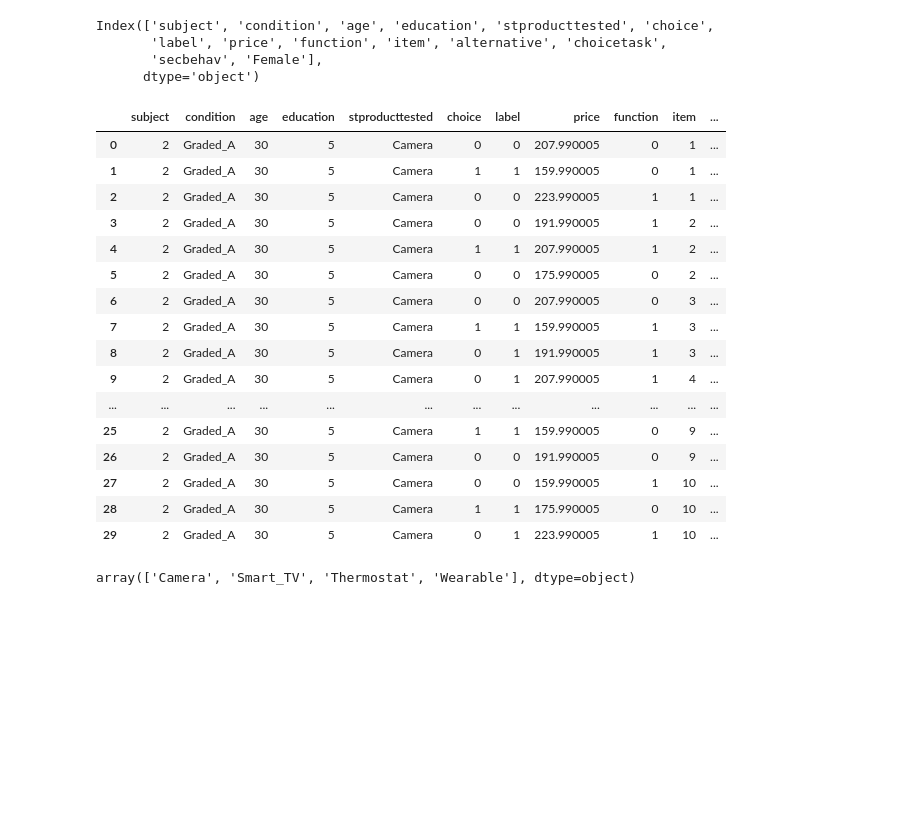
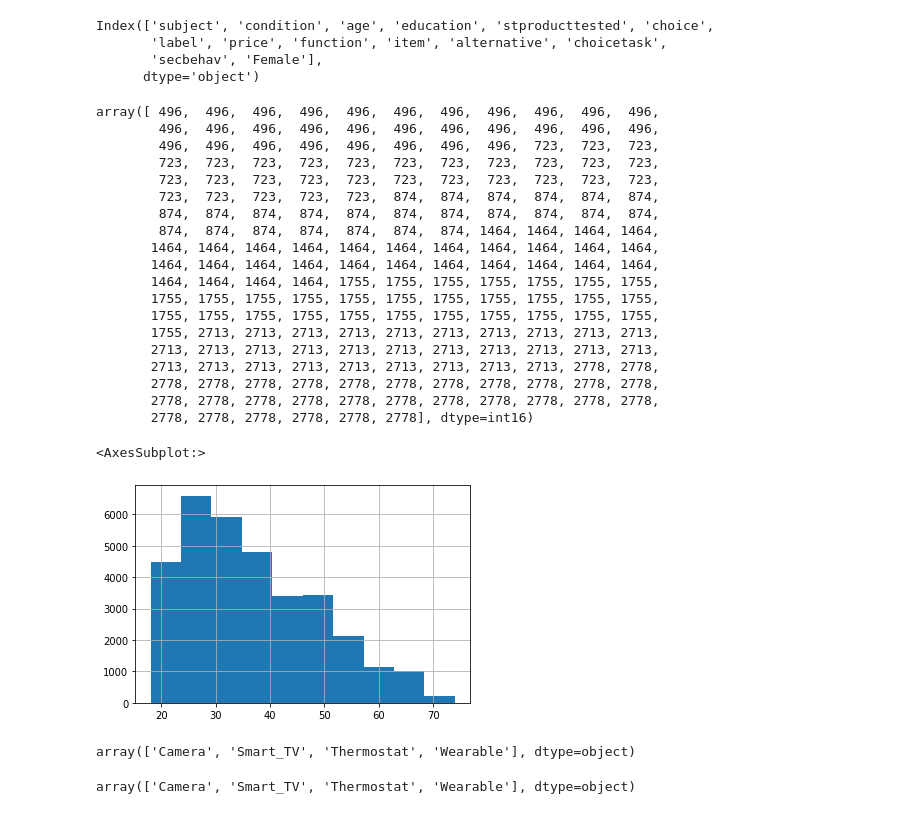
Before and after one commit to benavoli/prefGP, a Jupyter notebook: notebooks/IoT_DCE_Thermostats.ipynb, the cells around one changed output. Cells and saved outputs as stored; diff of their text form; code cells hidden in the pictures; blank space fills up the shorter version.

```diff
--- a/notebooks/IoT_DCE_Thermostats.ipynb
+++ b/notebooks/IoT_DCE_Thermostats.ipynb
@@ -34,25 +34,36 @@ Index(['subject', 'condition', 'age', 'education', 'stproducttested', 'choice',
        'secbehav', 'Female'],
       dtype='object')
 # %%
-df[(df.stproducttested=="Camera")&(df.age==30)&(df.education==5)&(df.Female==1)][df.subject==2]
+df[(df.stproducttested=="Smart_TV")&(df.age==25)].subject.values#[df.subject==2]
 # %% [output]
-|  | subject | condition | age | education | stproducttested | choice | label | price | function | item | ... |
-| 0 | 2 | Graded_A | 30 | 5 | Camera | 0 | 0 | 207.990005 | 0 | 1 | ... |
-| 1 | 2 | Graded_A | 30 | 5 | Camera | 1 | 1 | 159.990005 | 0 | 1 | ... |
-| 2 | 2 | Graded_A | 30 | 5 | Camera | 0 | 0 | 223.990005 | 1 | 1 | ... |
-| 3 | 2 | Graded_A | 30 | 5 | Camera | 0 | 0 | 191.990005 | 1 | 2 | ... |
-| 4 | 2 | Graded_A | 30 | 5 | Camera | 1 | 1 | 207.990005 | 1 | 2 | ... |
-| 5 | 2 | Graded_A | 30 | 5 | Camera | 0 | 0 | 175.990005 | 0 | 2 | ... |
-| 6 | 2 | Graded_A | 30 | 5 | Camera | 0 | 0 | 207.990005 | 0 | 3 | ... |
-| 7 | 2 | Graded_A | 30 | 5 | Camera | 1 | 1 | 159.990005 | 1 | 3 | ... |
-| 8 | 2 | Graded_A | 30 | 5 | Camera | 0 | 1 | 191.990005 | 1 | 3 | ... |
-| 9 | 2 | Graded_A | 30 | 5 | Camera | 0 | 1 | 207.990005 | 1 | 4 | ... |
-| ... | ... | ... | ... | ... | ... | ... | ... | ... | ... | ... | ... |
-| 25 | 2 | Graded_A | 30 | 5 | Camera | 1 | 1 | 159.990005 | 0 | 9 | ... |
-| 26 | 2 | Graded_A | 30 | 5 | Camera | 0 | 0 | 191.990005 | 0 | 9 | ... |
-| 27 | 2 | Graded_A | 30 | 5 | Camera | 0 | 0 | 159.990005 | 1 | 10 | ... |
-| 28 | 2 | Graded_A | 30 | 5 | Camera | 1 | 1 | 175.990005 | 0 | 10 | ... |
-| 29 | 2 | Graded_A | 30 | 5 | Camera | 0 | 1 | 223.990005 | 1 | 10 | ... |
+array([ 496,  496,  496,  496,  496,  496,  496,  496,  496,  496,  496,
+        496,  496,  496,  496,  496,  496,  496,  496,  496,  496,  496,
+        496,  496,  496,  496,  496,  496,  496,  496,  723,  723,  723,
+        723,  723,  723,  723,  723,  723,  723,  723,  723,  723,  723,
+        723,  723,  723,  723,  723,  723,  723,  723,  723,  723,  723,
+        723,  723,  723,  723,  723,  874,  874,  874,  874,  874,  874,
+        874,  874,  874,  874,  874,  874,  874,  874,  874,  874,  874,
+        874,  874,  874,  874,  874,  874,  874, 1464, 1464, 1464, 1464,
+       1464, 1464, 1464, 1464, 1464, 1464, 1464, 1464, 1464, 1464, 1464,
+       1464, 1464, 1464, 1464, 1464, 1464, 1464, 1464, 1464, 1464, 1464,
+       1464, 1464, 1464, 1464, 1755, 1755, 1755, 1755, 1755, 1755, 1755,
+       1755, 1755, 1755, 1755, 1755, 1755, 1755, 1755, 1755, 1755, 1755,
+       1755, 1755, 1755, 1755, 1755, 1755, 1755, 1755, 1755, 1755, 1755,
+       1755, 2713, 2713, 2713, 2713, 2713, 2713, 2713, 2713, 2713, 2713,
+       2713, 2713, 2713, 2713, 2713, 2713, 2713, 2713, 2713, 2713, 2713,
+       2713, 2713, 2713, 2713, 2713, 2713, 2713, 2713, 2713, 2778, 2778,
+       2778, 2778, 2778, 2778, 2778, 2778, 2778, 2778, 2778, 2778, 2778,
+       2778, 2778, 2778, 2778, 2778, 2778, 2778, 2778, 2778, 2778, 2778,
+       2778, 2778, 2778, 2778, 2778, 2778], dtype=int16)
+# %%
+df.age.hist()
+# %% [output]
+<AxesSubplot:>
+[figure, added]
+# %%
+np.unique(df.stproducttested)
+# %% [output]
+array(['Camera', 'Smart_TV', 'Thermostat', 'Wearable'], dtype=object)
 # %%
 np.unique(df.stproducttested)
 # %% [output]
```
Also changed, not shown: 36 other files.
